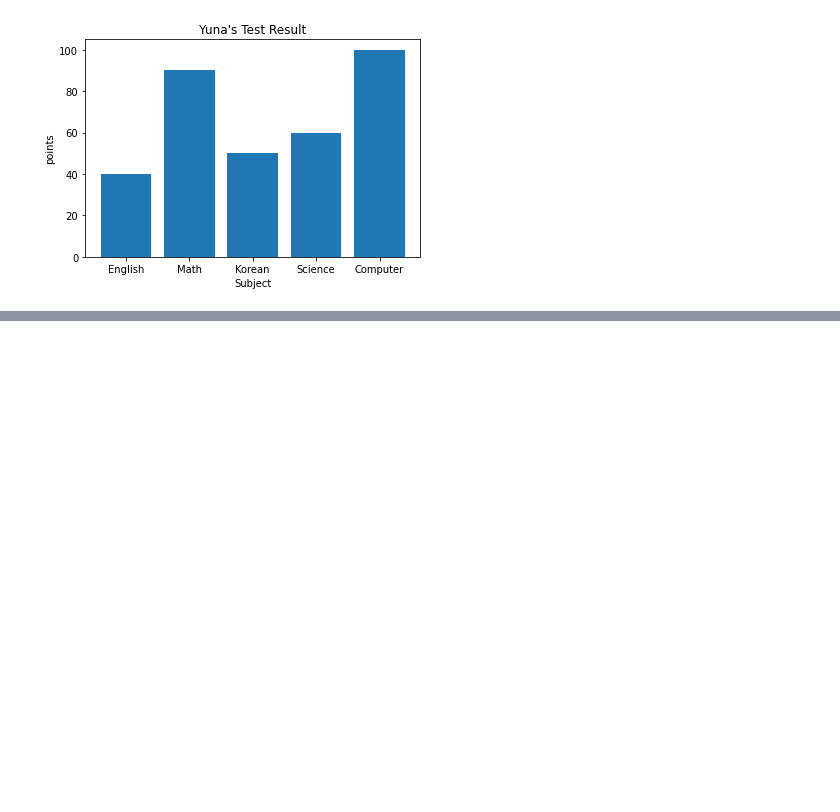
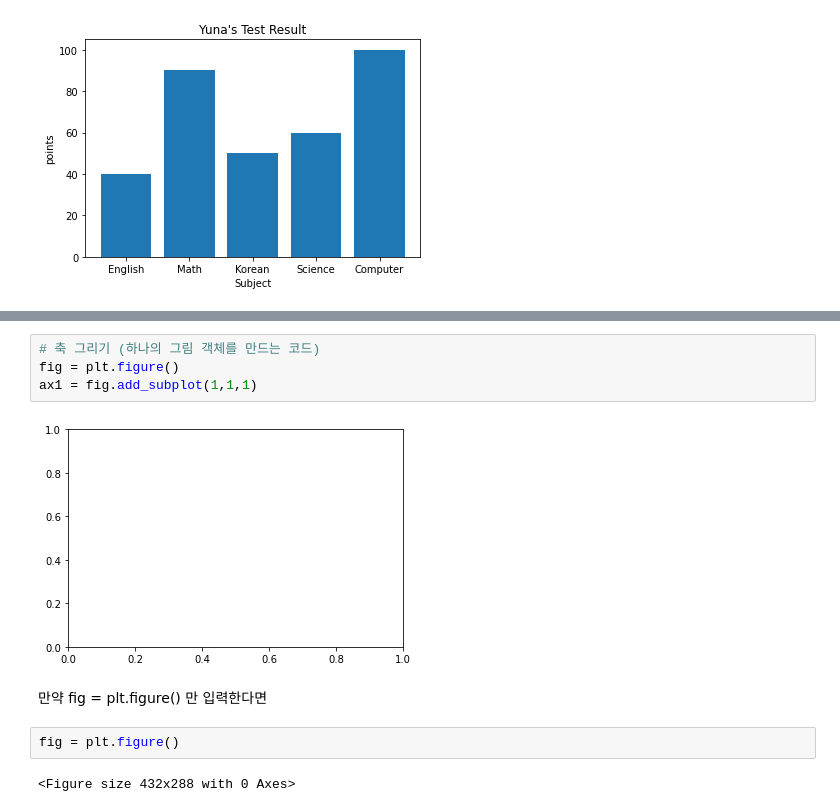
Before and after one commit to Superstar89/sba_project, a Jupyter notebook: aiffel/12. 데이터를 한눈에! Visualization.ipynb, the cells around one changed output, grey strips where cells are left out. Drawn from its saved outputs; the diff is of its cells as text; blank space fills up the shorter version.

```diff
--- a/aiffel/12. 데이터를 한눈에! Visualization.ipynb
+++ b/aiffel/12. 데이터를 한눈에! Visualization.ipynb
@@ -37,0 +42,12 @@ plt.show()
+# %%
+# 축 그리기 (하나의 그림 객체를 만드는 코드)
+fig = plt.figure()
+ax1 = fig.add_subplot(1,1,1)
+# %% [output]
+[figure, added]
+# %% [markdown]
+만약 fig = plt.figure() 만 입력한다면
+# %%
+fig = plt.figure()
+# %% [output]
+<Figure size 432x288 with 0 Axes>
```
Also changed, not shown: parts of 14 cells of this notebook, 1 other file.
